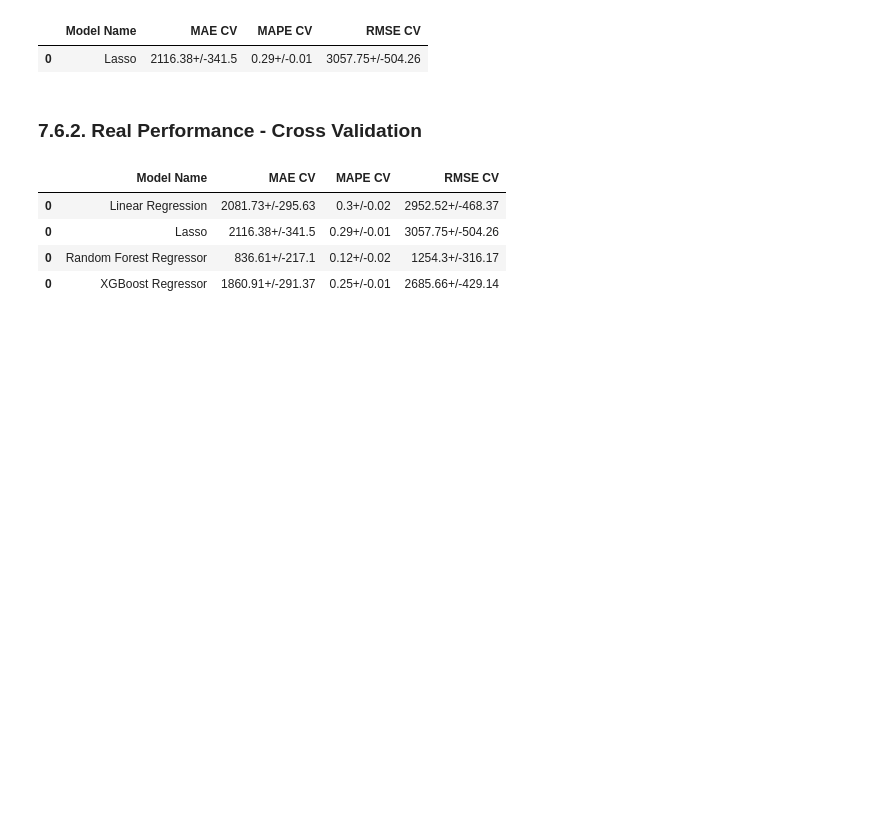
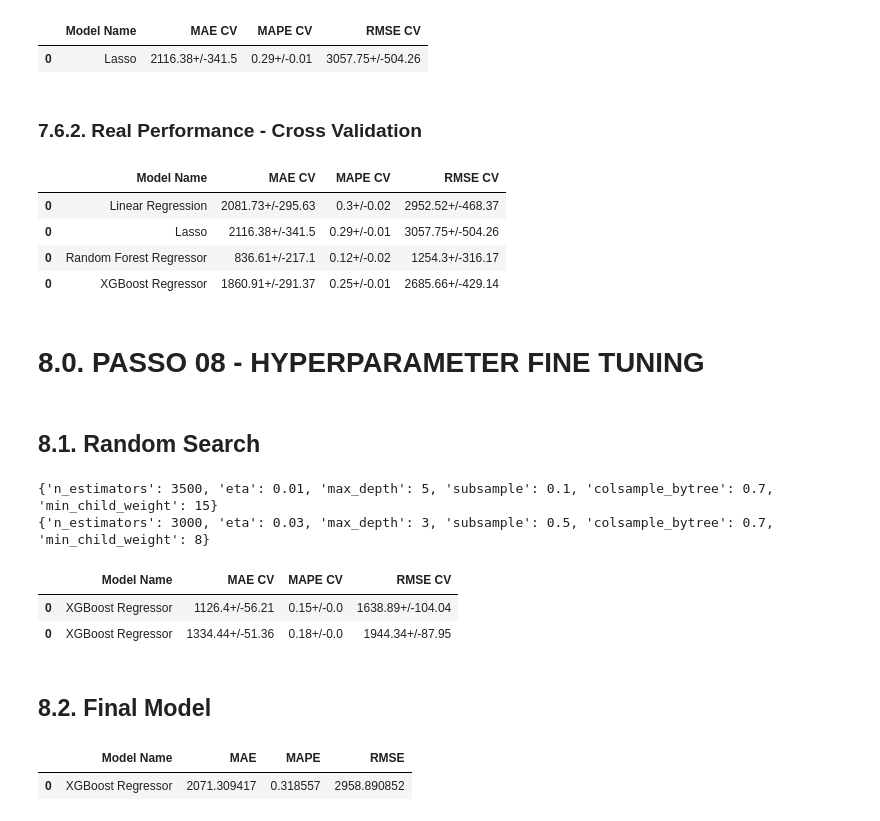
Before and after one commit to fernandachuerubim/curso_ds_producao, a Jupyter notebook: m04_v01_store_sales_prediction.ipynb, the cells around one changed output. Drawn from its saved outputs; the diff is of its cells as text; code cells hidden in the pictures; blank space fills up the shorter version.

Commit message:
hyperparameter fine tuning strategy done

```diff
--- a/m04_v01_store_sales_prediction.ipynb
+++ b/m04_v01_store_sales_prediction.ipynb
@@ -1437,3 +1437,7 @@ modelling_result_cv
 | 0 | Lasso | 2116.38+/-341.5 | 0.29+/-0.01 | 3057.75+/-504.26 |
 | 0 | Random Forest Regressor | 836.61+/-217.1 | 0.12+/-0.02 | 1254.3+/-316.17 |
 | 0 | XGBoost Regressor | 1860.91+/-291.37 | 0.25+/-0.01 | 2685.66+/-429.14 |
+# %% [markdown]
+# 8.0. PASSO 08 - HYPERPARAMETER FINE TUNING
+# %% [markdown]
+## 8.1. Random Search
@@ -1439,0 +1448,41 @@ modelling_result_cv
+# %%
+param = {
+    'n_estimators': [1500, 1700, 2500, 3000, 3500],
+    'eta': [0.01, 0.03],
+    'max_depth': [3, 5, 9],
+    'subsample': [0.1, 0.5, 0.7],
+    'colsample_bytree': [0.3, 0.7, 0.9],
+    'min_child_weight': [3, 8, 15]
+     }
+
+MAX_EVAL = 2
+# %%
+final_result = pd.DataFrame()
+
+for i in range ( MAX_EVAL ):
+    # choose values for parameters randomly
+    hp = {k: random.sample( v, 1 )[0] for k,v in param.items()}
+    print( hp )
+
+    # model
+    model_xgb = xgb.XGBRegressor( objective='reg:squarederror',
+                              n_estimators=hp['n_estimators'],
+                              eta=hp['eta'],
+                              max_depth=hp['max_depth'],
+                              subsample=hp['subsample'],
+                              colsample_bytee=hp['colsample_bytree'],
+                              min_child_weight=hp['min_child_weight'])
+
+    # performance
+    result = cross_validation( x_training, 2, 'XGBoost Regressor', model_xgb, verbose=False )
+    final_result = pd.concat( [final_result, result] )
+
+final_result
+# %% [output]
+{'n_estimators': 3500, 'eta': 0.01, 'max_depth': 5, 'subsample': 0.1, 'colsample_bytree': 0.7, 'min_child_weight': 15}
+{'n_estimators': 3000, 'eta': 0.03, 'max_depth': 3, 'subsample': 0.5, 'colsample_bytree': 0.7, 'min_child_weight': 8}
+|  | Model Name | MAE CV | MAPE CV | RMSE CV |
+| 0 | XGBoost Regressor | 1126.4+/-56.21 | 0.15+/-0.0 | 1638.89+/-104.04 |
+| 0 | XGBoost Regressor | 1334.44+/-51.36 | 0.18+/-0.0 | 1944.34+/-87.95 |
+# %% [markdown]
+## 8.2. Final Model
@@ -1439,0 +1498,19 @@ modelling_result_cv
+# %%
+# model
+model_xgb_tuned = xgb.XGBRegressor( objective='reg:squarederror',
+                                    n_estimators=param_tuned['n_estimators'],
+                                    eta=param_tuned['eta'],
+                                    max_depth=param_tuned['max_depth'],
+                                    subsample=param_tuned['subsample'],
+                                    colsample_bytee=param_tuned['colsample_bytree'],
+                                    min_child_weight=param_tuned['min_child_weight']).fit( x_train, y_train )
+
+# prediction
+yhat_xgb_tuned = model_xgb_tuned.predict( x_test )
+
+# performance
+xgb_result_tuned = ml_error( 'XGBoost Regressor', np.expm1( y_test ), np.expm1( yhat_xgb_tuned ) )
+xgb_result_tuned
+# %% [output]
+|  | Model Name | MAE | MAPE | RMSE |
+| 0 | XGBoost Regressor | 2071.309417 | 0.318557 | 2958.890852 |
```
Also changed, not shown: parts of 8 cells of this notebook.
